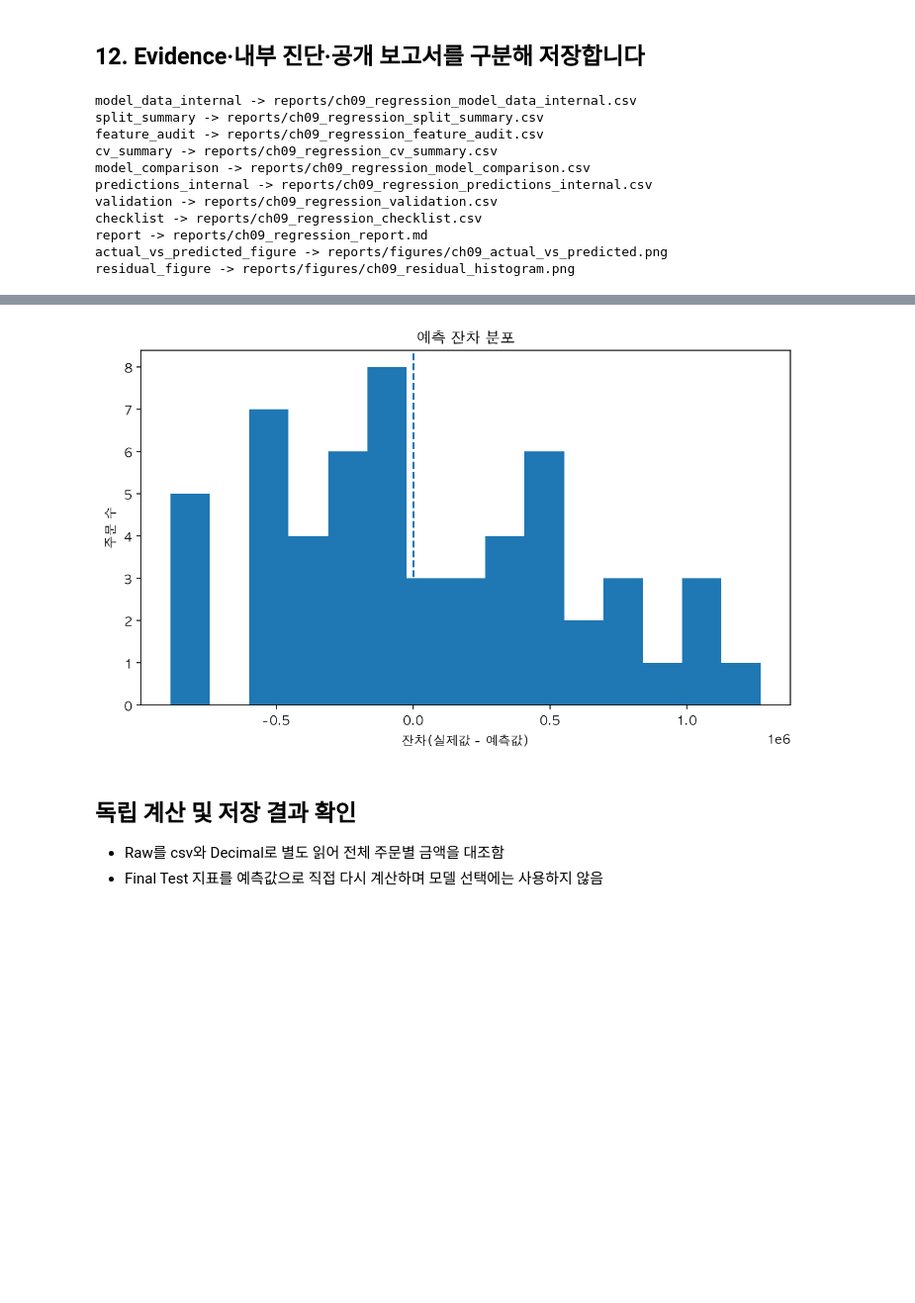
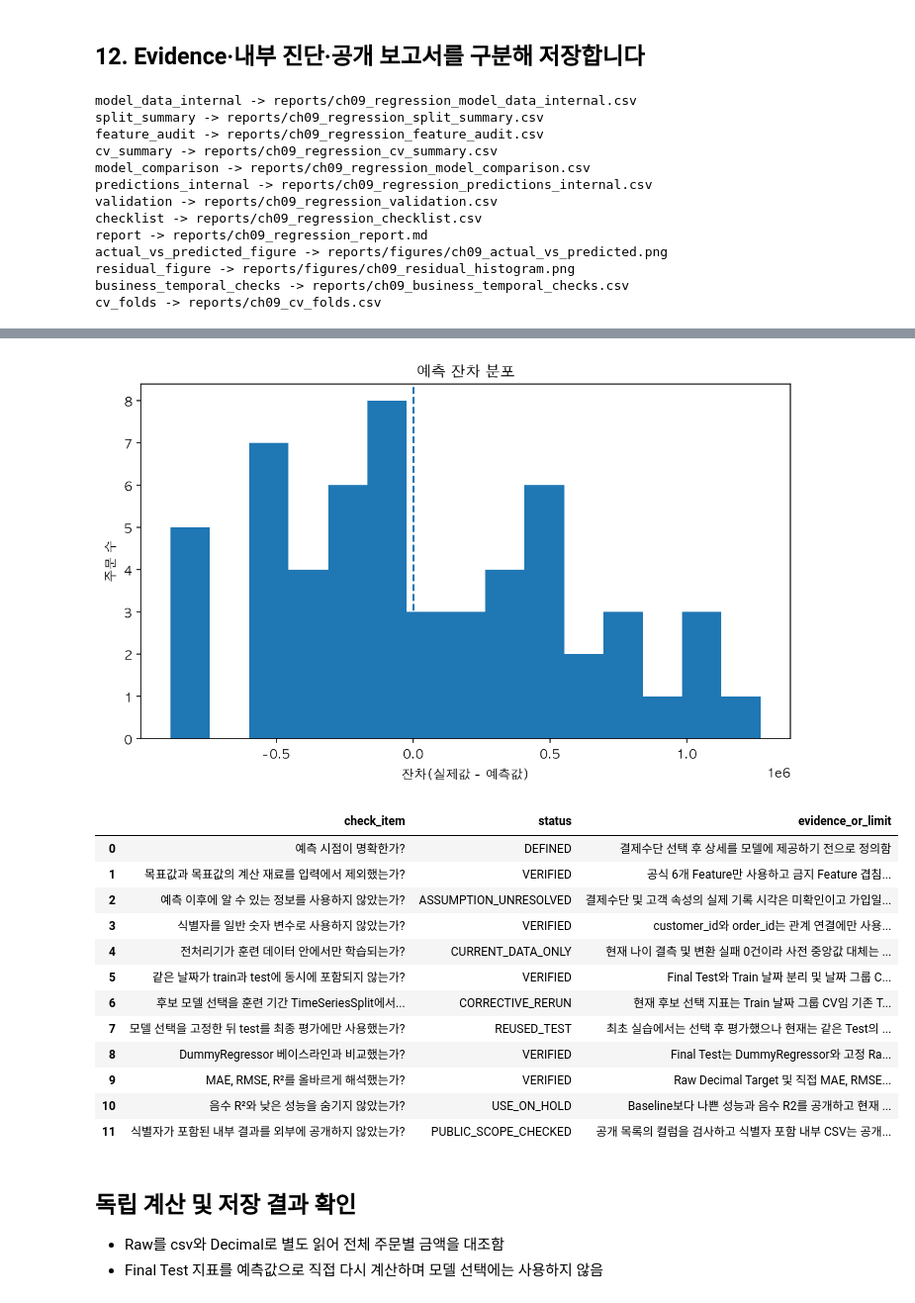
Before and after one commit to pmsky1/llm-data-analysis-study, a Jupyter notebook: chapter09/chapter09.ipynb, the cells around one changed output, grey strips where cells are left out. Shown at 99% size. Cells and saved outputs as stored; diff of their text form; code cells hidden in the pictures; blank space fills up the shorter version.

Commit message:
fix(chapter09): publish results with honest evaluation limits

```diff
--- a/chapter09/chapter09.ipynb
+++ b/chapter09/chapter09.ipynb
@@ -386,33 +395,51 @@ checklist = build_leakage_checklist()
 output_paths = save_regression_outputs(
     model_data=model_data,
     split_summary=split_summary,
     feature_audit=feature_audit,
     cv_summary=cv_summary,
     selected_model_name=selected_model_name,
     model_comparison=model_comparison,
     prediction_result=prediction_result,
     validation=validation,
     checklist=checklist,
     report_dir=REPORT_DIR,
 )
 for name, path in output_paths.items():
     print(name, '->', path.relative_to(PROJECT_ROOT))
 for key in ['actual_vs_predicted_figure','residual_figure']:
     display(Image(filename=str(output_paths[key])))
+assert not checklist.status.eq('□').any()
+assert {'ASSUMPTION_UNRESOLVED','CURRENT_DATA_ONLY','REUSED_TEST','USE_ON_HOLD'}.issubset(set(checklist.status))
+display(checklist)
 # %% [output]
 model_data_internal -> reports/ch09_regression_model_data_internal.csv
 split_summary -> reports/ch09_regression_split_summary.csv
 feature_audit -> reports/ch09_regression_feature_audit.csv
 cv_summary -> reports/ch09_regression_cv_summary.csv
 model_comparison -> reports/ch09_regression_model_comparison.csv
 predictions_internal -> reports/ch09_regression_predictions_internal.csv
 validation -> reports/ch09_regression_validation.csv
 checklist -> reports/ch09_regression_checklist.csv
 report -> reports/ch09_regression_report.md
 actual_vs_predicted_figure -> reports/figures/ch09_actual_vs_predicted.png
 residual_figure -> reports/figures/ch09_residual_histogram.png
+business_temporal_checks -> reports/ch09_business_temporal_checks.csv
+cv_folds -> reports/ch09_cv_folds.csv
 [figure]
 [figure]
+|  | check_item | status | evidence_or_limit |
+| 0 | 예측 시점이 명확한가? | DEFINED | 결제수단 선택 후 상세를 모델에 제공하기 전으로 정의함 |
+| 1 | 목표값과 목표값의 계산 재료를 입력에서 제외했는가? | VERIFIED | 공식 6개 Feature만 사용하고 금지 Feature 겹침... |
+| 2 | 예측 이후에 알 수 있는 정보를 사용하지 않았는가? | ASSUMPTION_UNRESOLVED | 결제수단 및 고객 속성의 실제 기록 시각은 미확인이고 가입일... |
+| 3 | 식별자를 일반 숫자 변수로 사용하지 않았는가? | VERIFIED | customer_id와 order_id는 관계 연결에만 사용... |
+| 4 | 전처리기가 훈련 데이터 안에서만 학습되는가? | CURRENT_DATA_ONLY | 현재 나이 결측 및 변환 실패 0건이라 사전 중앙값 대체는 ... |
+| 5 | 같은 날짜가 train과 test에 동시에 포함되지 않는가? | VERIFIED | Final Test와 Train 날짜 분리 및 날짜 그룹 C... |
+| 6 | 후보 모델 선택을 훈련 기간 TimeSeriesSplit에서... | CORRECTIVE_RERUN | 현재 후보 선택 지표는 Train 날짜 그룹 CV임 기존 T... |
+| 7 | 모델 선택을 고정한 뒤 test를 최종 평가에만 사용했는가? | REUSED_TEST | 최초 실습에서는 선택 후 평가했으나 현재는 같은 Test의 ... |
+| 8 | DummyRegressor 베이스라인과 비교했는가? | VERIFIED | Final Test는 DummyRegressor와 고정 Ra... |
+| 9 | MAE, RMSE, R²를 올바르게 해석했는가? | VERIFIED | Raw Decimal Target 및 직접 MAE, RMSE... |
+| 10 | 음수 R²와 낮은 성능을 숨기지 않았는가? | USE_ON_HOLD | Baseline보다 나쁜 성능과 음수 R2를 공개하고 현재 ... |
+| 11 | 식별자가 포함된 내부 결과를 외부에 공개하지 않았는가? | PUBLIC_SCOPE_CHECKED | 공개 목록의 컬럼을 검사하고 식별자 포함 내부 CSV는 공개... |
 # %% [markdown]
 ## 독립 계산 및 저장 결과 확인
 
```
Also changed, not shown: parts of 8 cells of this notebook, 9 other files.
